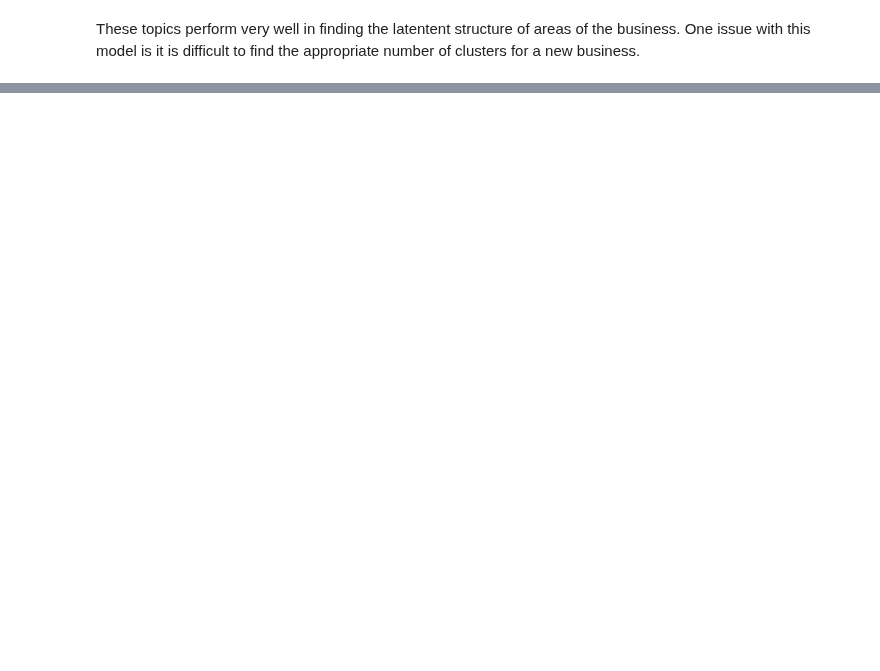
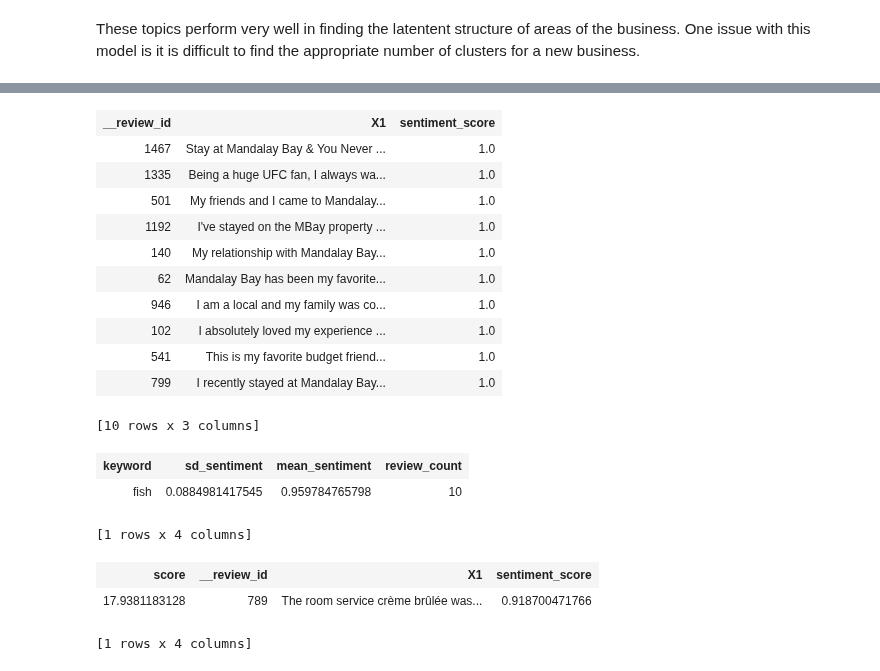
Before and after one commit to smwade/Yelp-Prediction, a Jupyter notebook: sean/overview.ipynb, the cells around one changed output, grey strips where cells are left out. Saved outputs shown, nothing was run; the diff lists cells and outputs as text; code cells hidden in the pictures; blank space fills up the shorter version.

```diff
--- a/sean/overview.ipynb
+++ b/sean/overview.ipynb
@@ -201,0 +467,6 @@ ValueError: setting an array element with a sequence
+# %%
+review_objects = get_business_reviews(BIZ_ID)
+reviews = [x['text'].encode('utf-8') for x in review_objects]
+sf = gl.SFrame(reviews)
+# %%
+product_model = gl.product_sentiment.create(sf, features=['X1'])
@@ -201,0 +479,27 @@ ValueError: setting an array element with a sequence
+# %%
+product_model.get_most_positive()
+# %% [output]
+| __review_id | X1 | sentiment_score |
+| 1467 | Stay at Mandalay Bay & You Never ... | 1.0 |
+| 1335 | Being a huge UFC fan, I always wa... | 1.0 |
+| 501 | My friends and I came to Mandalay... | 1.0 |
+| 1192 | I've stayed on the MBay property ... | 1.0 |
+| 140 | My relationship with Mandalay Bay... | 1.0 |
+| 62 | Mandalay Bay has been my favorite... | 1.0 |
+| 946 | I am a local and my family was co... | 1.0 |
+| 102 | I absolutely loved my experience ... | 1.0 |
+| 541 | This is my favorite budget friend... | 1.0 |
+| 799 | I recently stayed at Mandalay Bay... | 1.0 |
+[10 rows x 3 columns]
+# %%
+product_model.sentiment_summary(keywords=['fish'])
+# %% [output]
+| keyword | sd_sentiment | mean_sentiment | review_count |
+| fish | 0.0884981417545 | 0.959784765798 | 10 |
+[1 rows x 4 columns]
+# %%
+product_model.review_searcher.query('Cr\xc3\xa8me Brulee', num_results=50)
+# %% [output]
+| score | __review_id | X1 | sentiment_score |
+| 17.9381183128 | 789 | The room service crème brûlée was... | 0.918700471766 |
+[1 rows x 4 columns]
```
Also changed, not shown: parts of 38 cells of this notebook, 13 other files.
